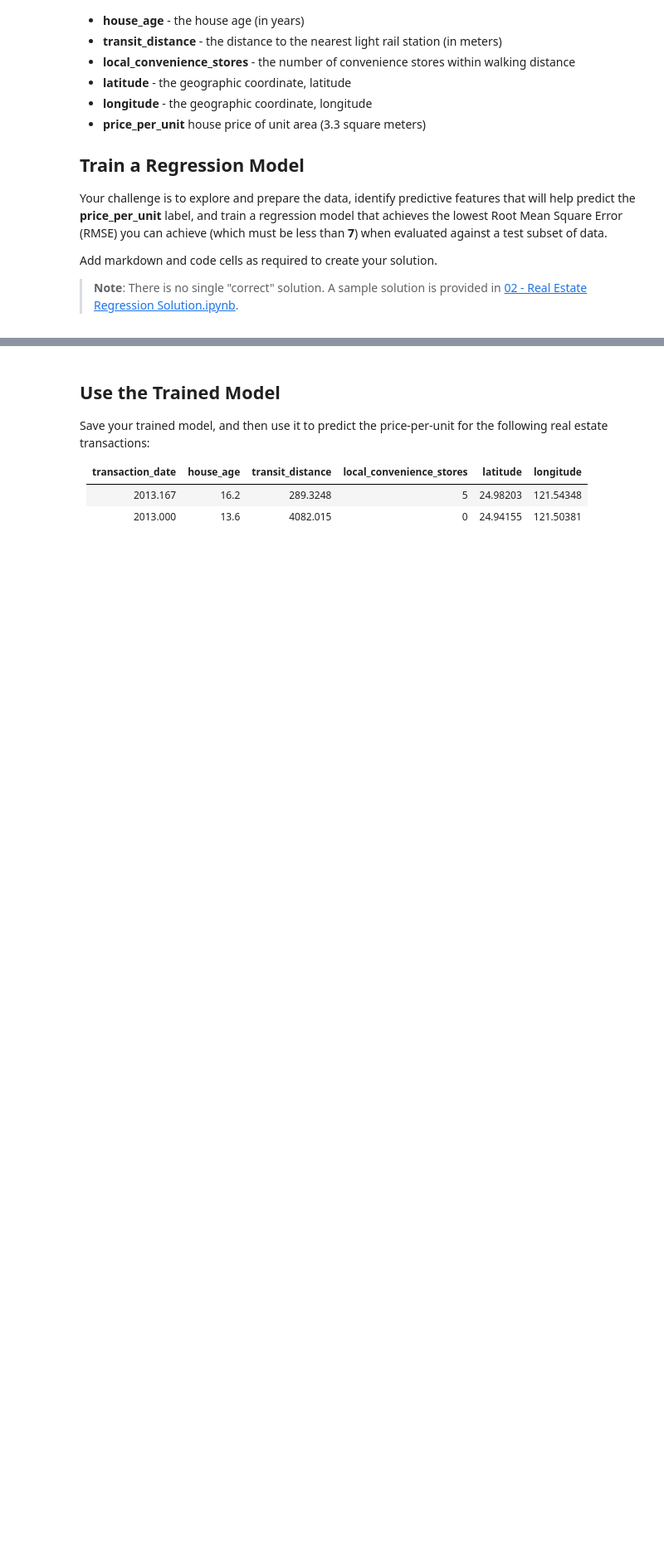
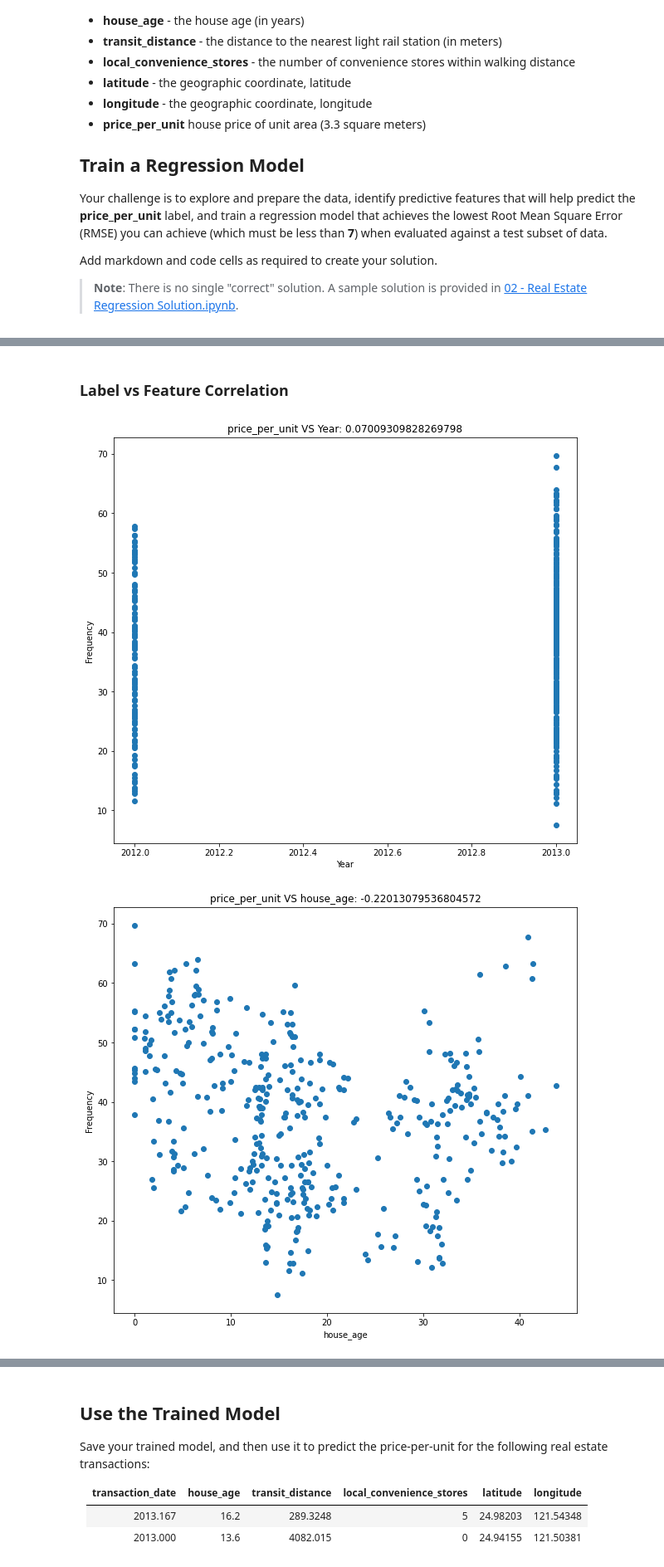
Before and after one commit to MicrosoftDocs/ml-basics, a Jupyter notebook: challenges/02 - Real Estate Regression Challenge.ipynb, the cells around one changed output, grey strips where cells are left out. Shown at 83% size. Saved outputs shown, nothing was run; the diff lists cells and outputs as text; code cells hidden in the pictures; blank space fills up the shorter version.

```diff
--- a/challenges/02 - Real Estate Regression Challenge.ipynb
+++ b/challenges/02 - Real Estate Regression Challenge.ipynb
@@ -42,0 +100,16 @@ Add markdown and code cells as required to create your solution.
+# %% [markdown]
+### Label vs Feature Correlation
+# %%
+label = data[y[0]]
+
+for col in X:
+    correlation = data[col].corr(label)
+    fig = plt.figure(figsize=(10,9))
+    plt.scatter(x=data[col], y=label)
+    plt.ylabel('Frequency')
+    plt.xlabel(col)
+    plt.title(y[0] + " VS " + col + ": " + str(correlation))
+plt.show()
+# %% [output]
+[figure, added]
+[figure, added]
```
Also changed, not shown: parts of 12 cells of this notebook, 2 other files.
